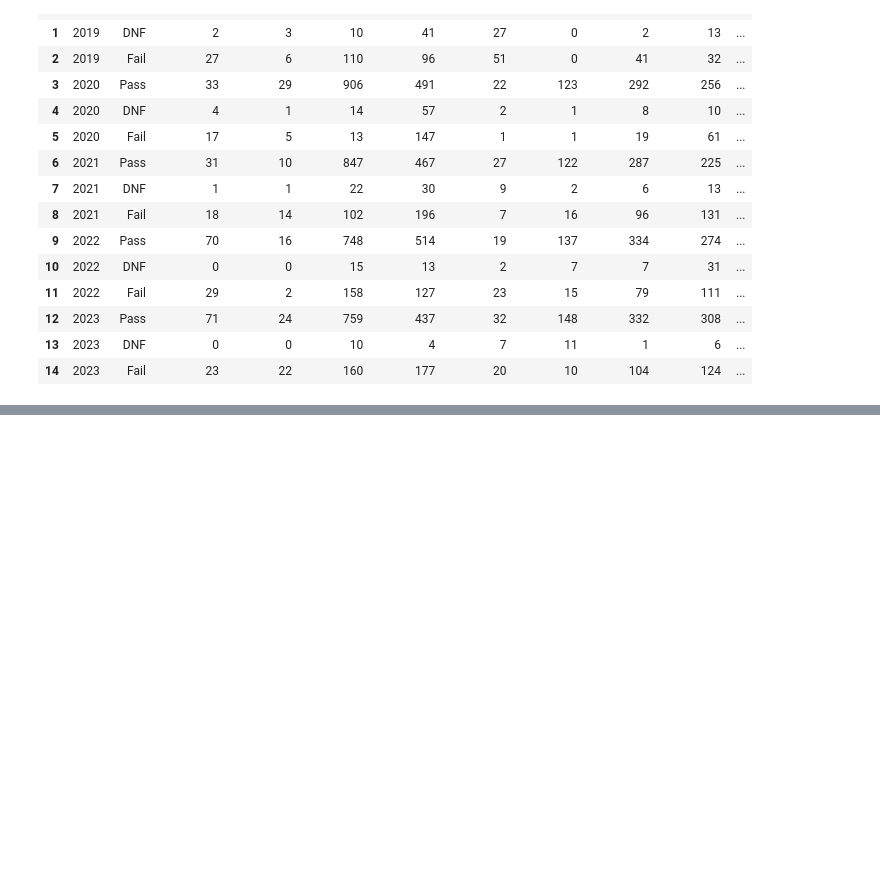
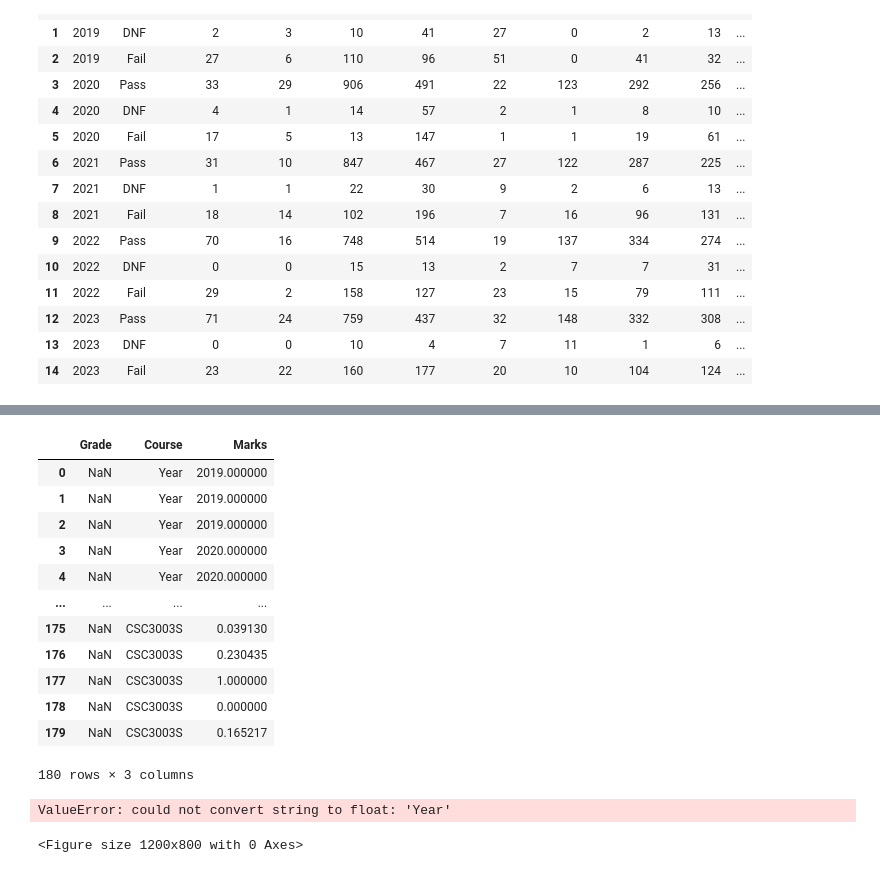
Before and after one commit to TinoMuzambi/VIZ1, a Jupyter notebook: marks.ipynb, the cells around one changed output, grey strips where cells are left out. Drawn from its saved outputs; the diff is of its cells as text; code cells hidden in the pictures; blank space fills up the shorter version.

Commit message:
Plotting heatmap.

```diff
--- a/marks.ipynb
+++ b/marks.ipynb
@@ -82,0 +94,40 @@ marks_df_scaled
+# %%
+pivot_df = marks_df_scaled.melt(id_vars=['Grade'], var_name='Course', value_name='Marks')
+pivot_df
+# %% [output]
+|  | Grade | Course | Marks |
+| 0 | NaN | Year | 2019.000000 |
+| 1 | NaN | Year | 2019.000000 |
+| 2 | NaN | Year | 2019.000000 |
+| 3 | NaN | Year | 2020.000000 |
+| 4 | NaN | Year | 2020.000000 |
+| ... | ... | ... | ... |
+| 175 | NaN | CSC3003S | 0.039130 |
+| 176 | NaN | CSC3003S | 0.230435 |
+| 177 | NaN | CSC3003S | 1.000000 |
+| 178 | NaN | CSC3003S | 0.000000 |
+| 179 | NaN | CSC3003S | 0.165217 |
+180 rows × 3 columns
+# %%
+# Set the style for seaborn
+sns.set_theme(style="whitegrid")
+
+# Ensure all values are numeric
+scaled_df.iloc[:, 1:] = scaled_df.iloc[:, 1:].apply(pd.to_numeric, errors='coerce')
+
+# Plotting the data
+plt.figure(figsize=(12, 8))
+
+# Use seaborn's heatmap for better visualization
+sns.heatmap(marks_df_scaled.iloc[:, 1:], annot=True, fmt=".2f", cmap="coolwarm", cbar_kws={'label': 'Scaled Marks'})
+
+# Set the title and labels
+plt.title('Min-Max Scaled Marks Across Courses and Years')
+plt.xlabel('Courses')
+plt.ylabel('Years')
+
+# Show the plot
+plt.show()
+# %% [output]
+ValueError: could not convert string to float: 'Year'
+<Figure size 1200x800 with 0 Axes>
```
Also changed, not shown: parts of 6 cells of this notebook.
